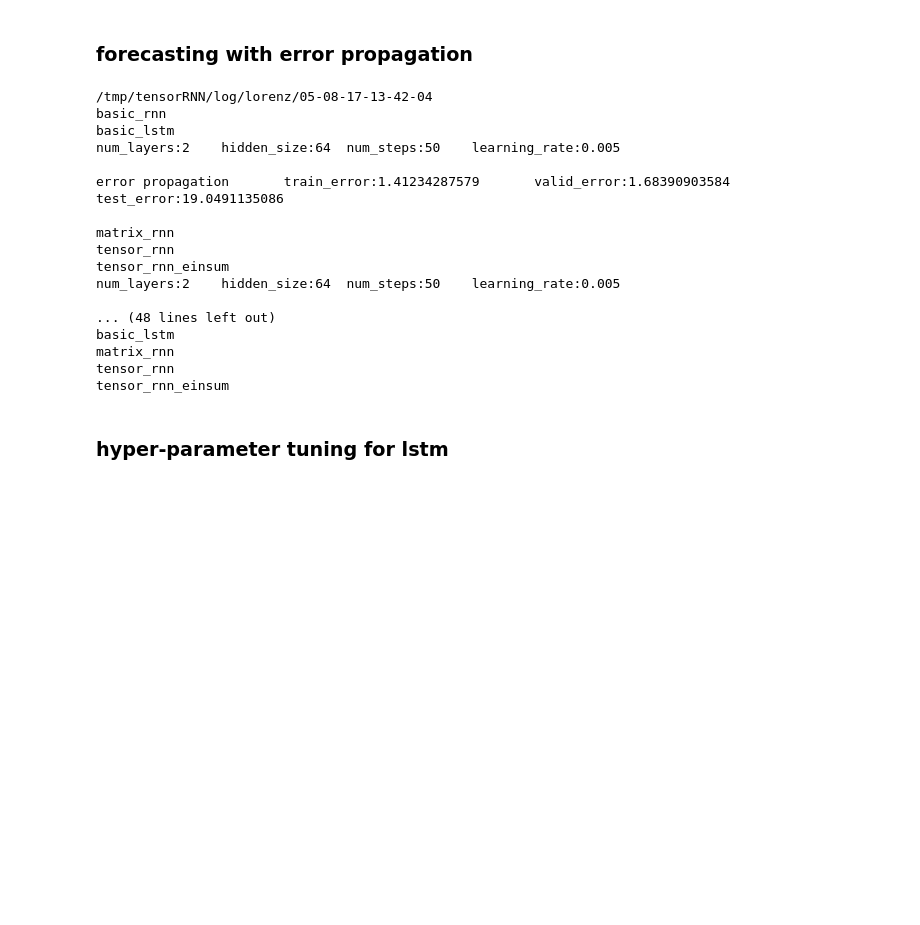
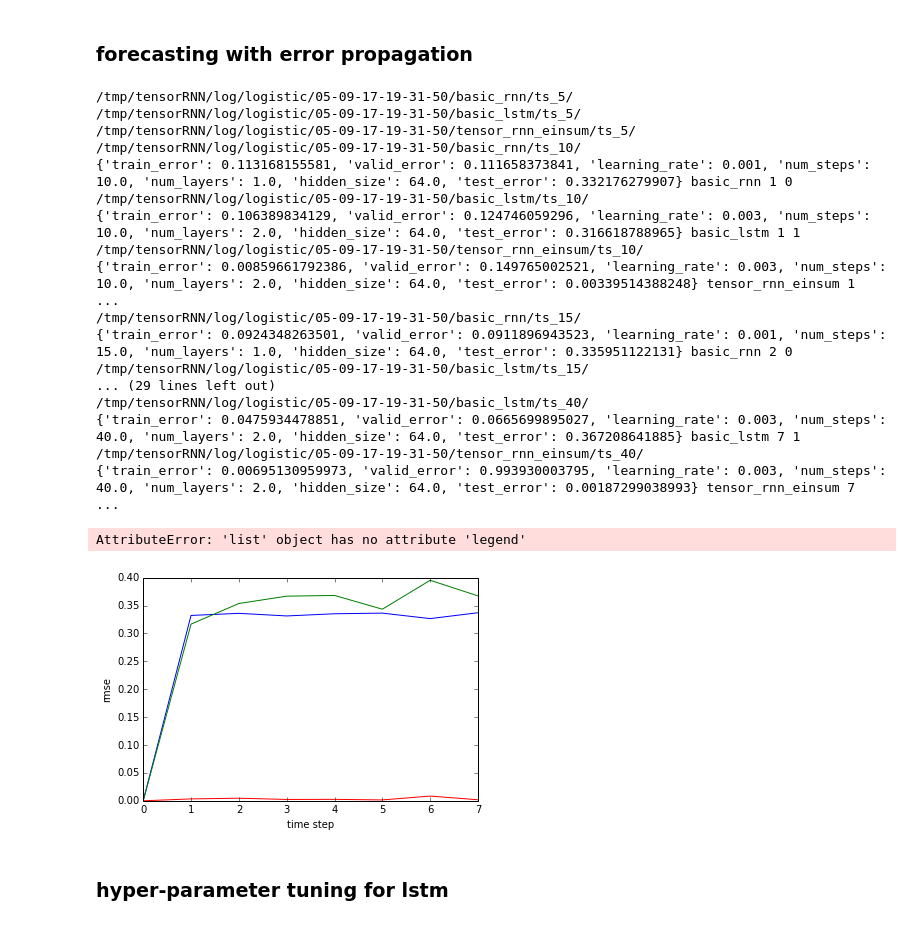
Before and after one commit to yuqirose/TensorRNN, a Jupyter notebook: experiments/plot/plot_pred_cmp.ipynb, the cells around one changed output. Cells and saved outputs as stored; diff of their text form; code cells hidden in the pictures; blank space fills up the shorter version.

```diff
--- a/experiments/plot/plot_pred_cmp.ipynb
+++ b/experiments/plot/plot_pred_cmp.ipynb
@@ -46,27 +73,50 @@ def print_forecast(start_time):
 #print_forecast("05-02-17-23-53-19")
 #print_forecast("05-07-17-19-09-09")
 #print_forecast("05-03-17-19-06-14")
-print_forecast("05-08-17-13-42-04")
-
-print_forecast("05-08-17-18-57-49")
+err_mat = print_forecast("05-09-17-19-31-50")
+np.save("/tmp/tensorRNN/log/logistic/05-09-17-19-31-50/test_err.npy",err_mat)
 # %% [output]
-/tmp/tensorRNN/log/lorenz/05-08-17-13-42-04
-basic_rnn
-basic_lstm
-num_layers:2    hidden_size:64  num_steps:50    learning_rate:0.005
-
-error propagation       train_error:1.41234287579       valid_error:1.68390903584       test_error:19.0491135086
-
-matrix_rnn
-tensor_rnn
-tensor_rnn_einsum
-num_layers:2    hidden_size:64  num_steps:50    learning_rate:0.005
-
-... (48 lines left out)
-basic_lstm
-matrix_rnn
-tensor_rnn
-tensor_rnn_einsum
+/tmp/tensorRNN/log/logistic/05-09-17-19-31-50/basic_rnn/ts_5/
+/tmp/tensorRNN/log/logistic/05-09-17-19-31-50/basic_lstm/ts_5/
+/tmp/tensorRNN/log/logistic/05-09-17-19-31-50/tensor_rnn_einsum/ts_5/
+/tmp/tensorRNN/log/logistic/05-09-17-19-31-50/basic_rnn/ts_10/
+{'train_error': 0.113168155581, 'valid_error': 0.111658373841, 'learning_rate': 0.001, 'num_steps': 10.0, 'num_layers': 1.0, 'hidden_size': 64.0, 'test_error': 0.332176279907} basic_rnn 1 0
+/tmp/tensorRNN/log/logistic/05-09-17-19-31-50/basic_lstm/ts_10/
+{'train_error': 0.106389834129, 'valid_error': 0.124746059296, 'learning_rate': 0.003, 'num_steps': 10.0, 'num_layers': 2.0, 'hidden_size': 64.0, 'test_error': 0.316618788965} basic_lstm 1 1
+/tmp/tensorRNN/log/logistic/05-09-17-19-31-50/tensor_rnn_einsum/ts_10/
+{'train_error': 0.00859661792386, 'valid_error': 0.149765002521, 'learning_rate': 0.003, 'num_steps': 10.0, 'num_layers': 2.0, 'hidden_size': 64.0, 'test_error': 0.00339514388248} tensor_rnn_einsum 1  ...
+/tmp/tensorRNN/log/logistic/05-09-17-19-31-50/basic_rnn/ts_15/
+{'train_error': 0.0924348263501, 'valid_error': 0.0911896943523, 'learning_rate': 0.001, 'num_steps': 15.0, 'num_layers': 1.0, 'hidden_size': 64.0, 'test_error': 0.335951122131} basic_rnn 2 0
+/tmp/tensorRNN/log/logistic/05-09-17-19-31-50/basic_lstm/ts_15/
+... (29 lines left out)
+/tmp/tensorRNN/log/logistic/05-09-17-19-31-50/basic_lstm/ts_40/
+{'train_error': 0.0475934478851, 'valid_error': 0.0665699895027, 'learning_rate': 0.003, 'num_steps': 40.0, 'num_layers': 2.0, 'hidden_size': 64.0, 'test_error': 0.367208641885} basic_lstm 7 1
+/tmp/tensorRNN/log/logistic/05-09-17-19-31-50/tensor_rnn_einsum/ts_40/
+{'train_error': 0.00695130959973, 'valid_error': 0.993930003795, 'learning_rate': 0.003, 'num_steps': 40.0, 'num_layers': 2.0, 'hidden_size': 64.0, 'test_error': 0.00187299038993} tensor_rnn_einsum 7  ...
+# %%
+### plot the error
+%matplotlib inline
+import matplotlib.pyplot as plt
+ax = plt.plot(err_mat, label=['rnn','lstm','trnn'])
+plt.xlabel('time step')
+plt.ylabel('rmse')
+# Now add the legend with some customizations.
+legend = ax.legend(loc='upper center', shadow=True)
+
+# The frame is matplotlib.patches.Rectangle instance surrounding the legend.
+frame = legend.get_frame()
+frame.set_facecolor('0.90')
+
+# Set the fontsize
+for label in legend.get_texts():
+    label.set_fontsize('large')
+
+for label in legend.get_lines():
+    label.set_linewidth(1.5)  # the legend line width
+plt.show()
+# %% [output]
+AttributeError: 'list' object has no attribute 'legend'
+[figure, added]
 # %% [markdown]
 ### hyper-parameter tuning for lstm
 # %%
```
Also changed, not shown: parts of 2 cells of this notebook, 6 other files.
